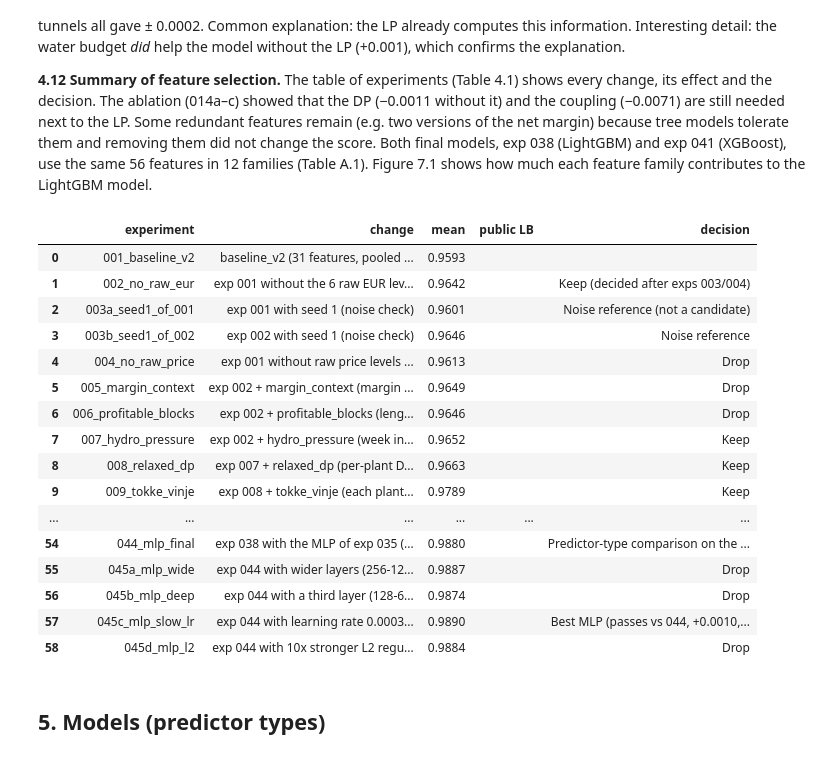
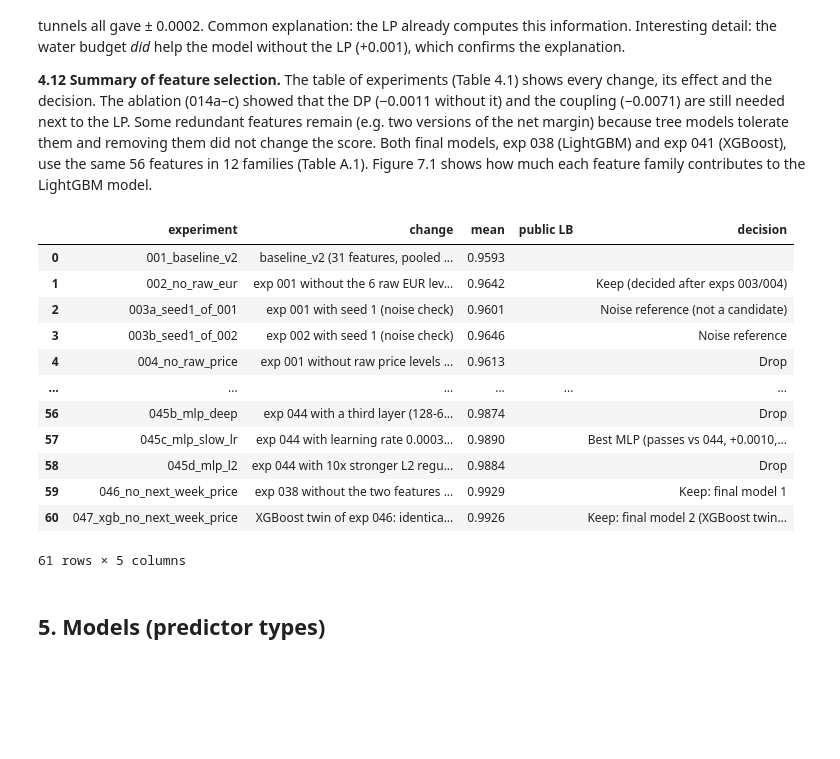
Before and after one commit to idatomine/Women-in-AI-tdt4173, a Jupyter notebook: Report.ipynb, the cells around one changed output. Saved outputs shown, nothing was run; the diff lists cells and outputs as text; code cells hidden in the pictures; blank space fills up the shorter version.

```diff
--- a/Report.ipynb
+++ b/Report.ipynb
@@ -844,35 +845,32 @@ to the LightGBM model.
 # %%
 # Table B.1 (appendix): every experiment, its change and the decision (from experiments/journal.md)
 journal_lines = [l for l in (EXP / "journal.md").read_text(encoding="utf-8").splitlines() if l.startswith("| 2026")]
 journal = pd.DataFrame([[c.strip() for c in l.strip("|").split("|")] for l in journal_lines],
                        columns=["date", "experiment", "change", "A", "B", "C", "D", "2018", "mean", "compared with", "rule", "public LB", "decision"])
 journal = journal[journal["mean"] != "—"].drop_duplicates("experiment", keep="last")  # 029: the submitted re-run
 full_decision = journal["decision"]
 journal["decision"] = journal["decision"].str.replace("**", "", regex=False).str.split(r"\.(?:\s|$)", regex=True).str[0]
 # The final choice (2026-11-05) was appended to the end of older entries, so the first sentence is out of date
 journal.loc[full_decision.str.contains("Not selected"), "decision"] = "Not selected: below the seed noise vs 038/041"
-journal.loc[journal["experiment"].isin(["exp_029_main_river", "exp_030_xgb_main_river"]), "decision"] = "Keep; final pick until replaced by 038/041"
+journal.loc[journal["experiment"].isin(["exp_029_main_river", "exp_030_xgb_main_river"]), "decision"] = "Keep; final pick until replaced by 046/047"
+journal.loc[journal["experiment"].isin(["exp_038_dispatch_context", "exp_041_xgb_dispatch_context"]), "decision"] = "Replaced by 046/047 (same score without next week's price)"
 journal["experiment"] = journal["experiment"].str.removeprefix("exp_")  # shorter names fit the column
 show_table(journal[["experiment", "change", "mean", "public LB", "decision"]].reset_index(drop=True), "B.1", columns=r">{\raggedright\arraybackslash}p{0.16\linewidth}>{\raggedright\arraybackslash}p{0.35\linewidth}l"
            r">{\raggedright\arraybackslash}p{0.11\linewidth}>{\raggedright\arraybackslash}p{0.17\linewidth}", long=True)
 # %% [output]
 |  | experiment | change | mean | public LB | decision |
 | 0 | 001_baseline_v2 | baseline_v2 (31 features, pooled ... | 0.9593 |  |  |
 | 1 | 002_no_raw_eur | exp 001 without the 6 raw EUR lev... | 0.9642 |  | Keep (decided after exps 003/004) |
 | 2 | 003a_seed1_of_001 | exp 001 with seed 1 (noise check) | 0.9601 |  | Noise reference (not a candidate) |
 | 3 | 003b_seed1_of_002 | exp 002 with seed 1 (noise check) | 0.9646 |  | Noise reference |
 | 4 | 004_no_raw_price | exp 001 without raw price levels ... | 0.9613 |  | Drop |
-| 5 | 005_margin_context | exp 002 + margin_context (margin ... | 0.9649 |  | Drop |
-| 6 | 006_profitable_blocks | exp 002 + profitable_blocks (leng... | 0.9646 |  | Drop |
-| 7 | 007_hydro_pressure | exp 002 + hydro_pressure (week in... | 0.9652 |  | Keep |
-| 8 | 008_relaxed_dp | exp 007 + relaxed_dp (per-plant D... | 0.9663 |  | Keep |
-| 9 | 009_tokke_vinje | exp 008 + tokke_vinje (each plant... | 0.9789 |  | Keep |
 | ... | ... | ... | ... | ... | ... |
-| 54 | 044_mlp_final | exp 038 with the MLP of exp 035 (... | 0.9880 |  | Predictor-type comparison on the ... |
-| 55 | 045a_mlp_wide | exp 044 with wider layers (256-12... | 0.9887 |  | Drop |
 | 56 | 045b_mlp_deep | exp 044 with a third layer (128-6... | 0.9874 |  | Drop |
 | 57 | 045c_mlp_slow_lr | exp 044 with learning rate 0.0003... | 0.9890 |  | Best MLP (passes vs 044, +0.0010,... |
 | 58 | 045d_mlp_l2 | exp 044 with 10x stronger L2 regu... | 0.9884 |  | Drop |
+| 59 | 046_no_next_week_price | exp 038 without the two features ... | 0.9929 |  | Keep: final model 1 |
+| 60 | 047_xgb_no_next_week_price | XGBoost twin of exp 046: identica... | 0.9926 |  | Keep: final model 2 (XGBoost twin... |
+61 rows × 5 columns
 # %% [markdown]
 ## 5. Models (predictor types)
 # %% [markdown]
```
Also changed, not shown: parts of 5 cells of this notebook, 22 other files.
